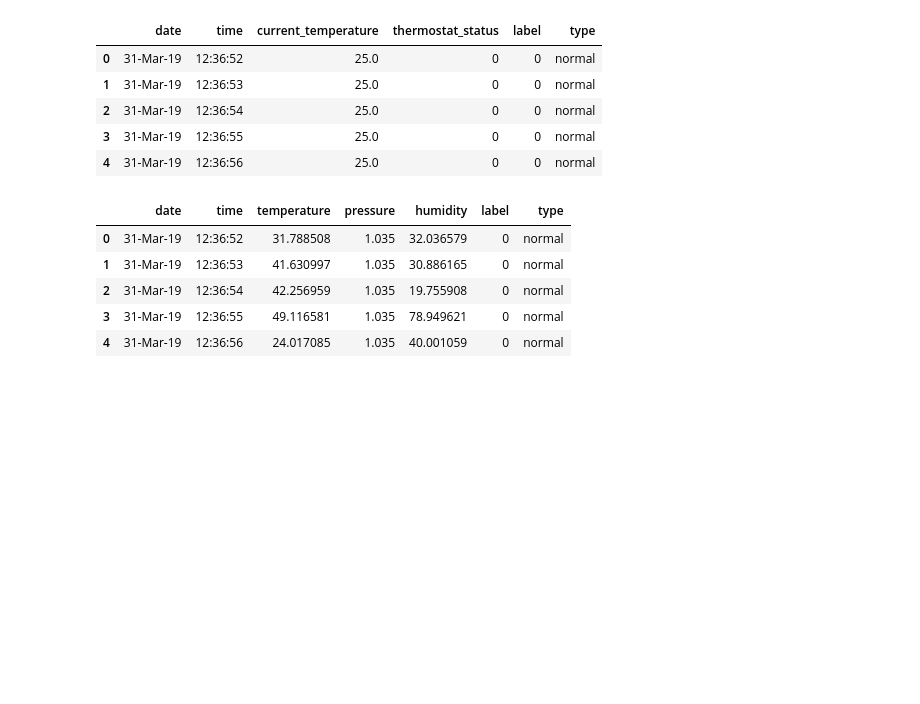
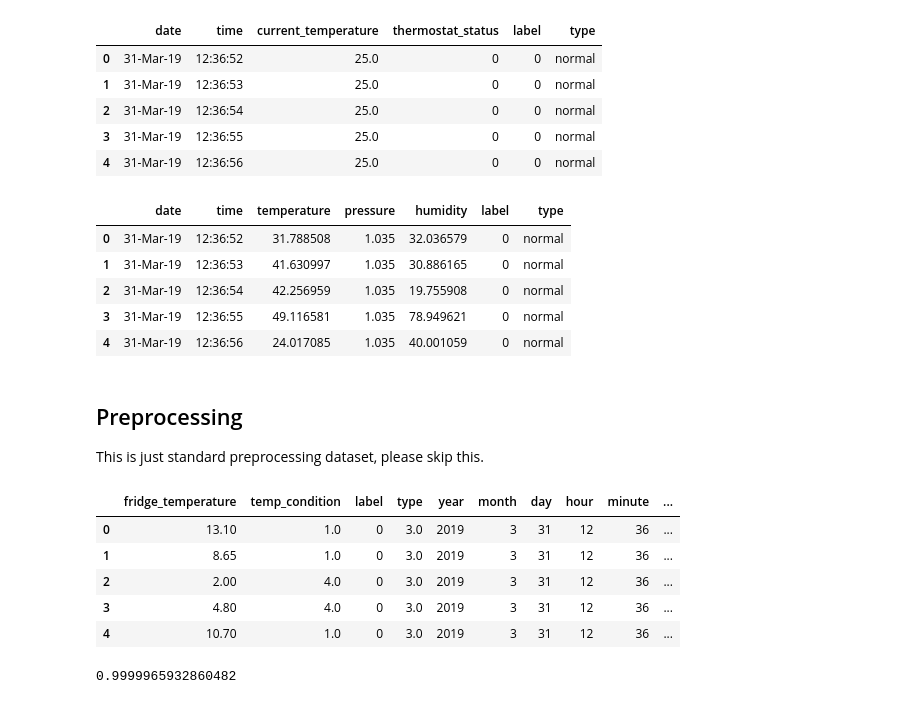
Before and after one commit to wiwiwashere/TON_loT_network, a Jupyter notebook: Idea1.ipynb, the cells around one changed output. Drawn from its saved outputs; the diff is of its cells as text; code cells hidden in the pictures; blank space fills up the shorter version.

```diff
--- a/Idea1.ipynb
+++ b/Idea1.ipynb
@@ -137,3 +136,42 @@ weather.head()
 | 2 | 31-Mar-19 | 12:36:54 | 42.256959 | 1.035 | 19.755908 | 0 | normal |
 | 3 | 31-Mar-19 | 12:36:55 | 49.116581 | 1.035 | 78.949621 | 0 | normal |
 | 4 | 31-Mar-19 | 12:36:56 | 24.017085 | 1.035 | 40.001059 | 0 | normal |
+# %% [markdown]
+## Preprocessing
+This is just standard preprocessing dataset, please skip this.
+# %%
+from sklearn.preprocessing import OrdinalEncoder
+fridge_datetime = fridge['date'] + ' ' + fridge['time']
+fridge['datetime'] = pd.to_datetime(fridge_datetime)
+fridge['year'] = fridge['datetime'].dt.year
+fridge['month'] = fridge['datetime'].dt.month
+fridge['day'] = fridge['datetime'].dt.day
+fridge['hour'] = fridge['datetime'].dt.hour
+fridge['minute'] = fridge['datetime'].dt.minute
+fridge['second'] = fridge['datetime'].dt.second
+fridge = fridge.drop(columns=['date','time','datetime'])
+s = (fridge.dtypes=='object')
+object_cols = list(s[s].index)
+od = OrdinalEncoder()
+fridge[object_cols] = od.fit_transform(fridge[object_cols])
+fridge.head()
+# %% [output]
+|  | fridge_temperature | temp_condition | label | type | year | month | day | hour | minute | ... |
+| 0 | 13.10 | 1.0 | 0 | 3.0 | 2019 | 3 | 31 | 12 | 36 | ... |
+| 1 | 8.65 | 1.0 | 0 | 3.0 | 2019 | 3 | 31 | 12 | 36 | ... |
+| 2 | 2.00 | 4.0 | 0 | 3.0 | 2019 | 3 | 31 | 12 | 36 | ... |
+| 3 | 4.80 | 4.0 | 0 | 3.0 | 2019 | 3 | 31 | 12 | 36 | ... |
+| 4 | 10.70 | 1.0 | 0 | 3.0 | 2019 | 3 | 31 | 12 | 36 | ... |
+# %%
+from sklearn.ensemble import RandomForestClassifier
+from sklearn.metrics import accuracy_score
+target = ['label']
+fridge_feature = [c for c in fridge.columns if c != 'type' and c!= 'label']
+fridge_X = fridge[fridge_feature]
+fridge_y = fridge[target]
+fridge_rf = RandomForestClassifier()
+fridge_rf.fit(fridge_X,fridge_y)
+fridge_pred = fridge_rf.predict(fridge_X)
+accuracy_score(fridge_y,fridge_pred)
+# %% [output]
+0.9999965932860482
```
Also changed, not shown: parts of 27 cells of this notebook.
